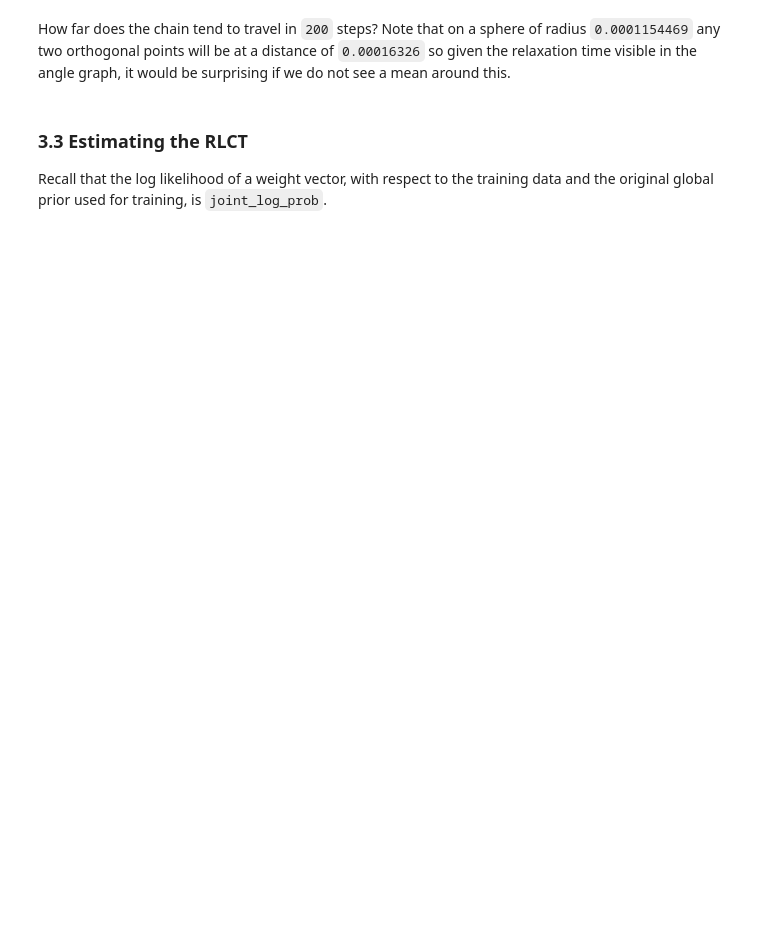
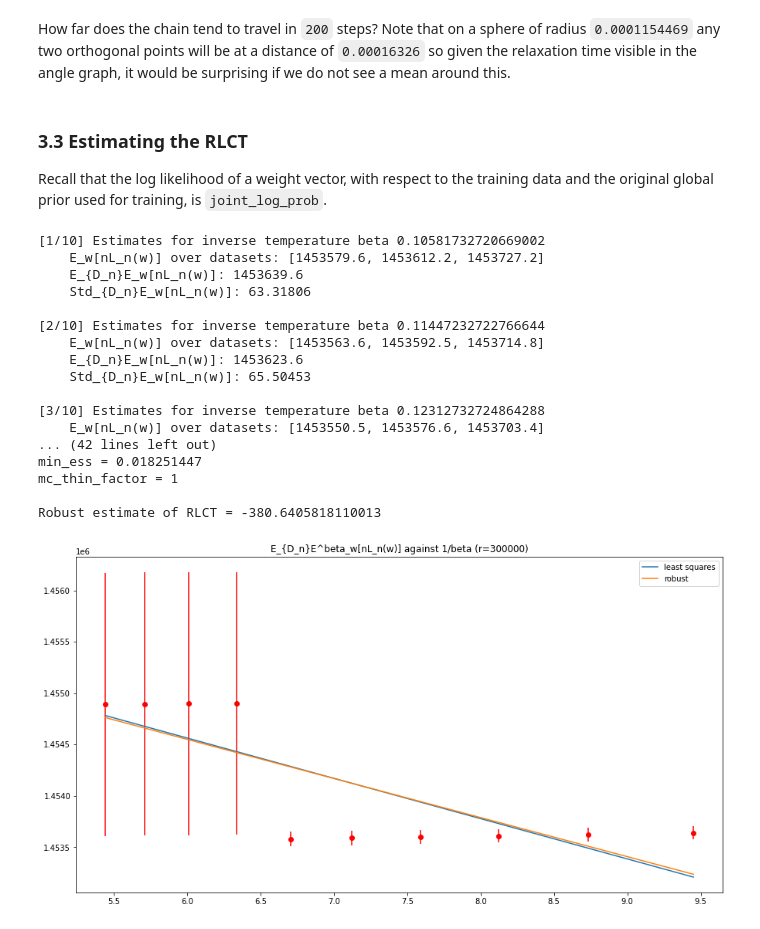
Before and after one commit to suswei/RLCT, a Jupyter notebook: notebooks/MCMC-Symmetry.ipynb, the cells around one changed output. Cells and saved outputs as stored; diff of their text form; code cells hidden in the pictures; blank space fills up the shorter version.

```diff
--- a/notebooks/MCMC-Symmetry.ipynb
+++ b/notebooks/MCMC-Symmetry.ipynb
@@ -716,7 +760,7 @@ How far does the chain tend to travel in `200` steps? Note that on a sphere of r
 
 Recall that the log likelihood of a weight vector, with respect to the training data and the original global prior used for training, is `joint_log_prob`.
 # %%
-args.mc_thin_factor=1
+#args.mc_thin_factor = 1
 
 if( min_ess * args.mc_num_results < 100 ):
   print("---- WARNING ----")
@@ -790,31 +834,50 @@ rcParams['figure.figsize'] = 15, 8
 
 if( len(mc_chains) > 1 ):
   plt.figure()
   r = int(args.mc_num_results/args.mc_thin_factor)
   plt.title("E_{D_n}E^beta_w[nL_n(w)] against 1/beta (r=" + str(r) + ")")
   plt.errorbar(x=1/betas, y=estimates, yerr=estimates_err,fmt='ro')
 
   m, b = np.polyfit([1/b for b in betas], estimates, 1)
   print("n   = " + str(args.training_sample_size))
   print("r   = " + str(r))
   print("D/2 = " + str(NUM_PARAMS/2))
   print("min_ess = " + str(min_ess))
   print("mc_thin_factor = " + str(args.mc_thin_factor))
 
   plt.plot(1/betas, [m*x + b for x in 1/betas], label='least squares')
 
   # robust ls fit
   regr = ElasticNet(random_state=0, fit_intercept=True, alpha=0.1)
   regr.fit((1 / betas).reshape(args.num_betas, 1), estimates)
   b_robust = regr.intercept_
   m_robust = regr.coef_[0]
 
   #print("OLS estimate of RLCT    = " + str(m))
   print("\nRobust estimate of RLCT = " + str(m_robust))
 
   plt.plot(1/betas, [m_robust * x + b_robust for x in 1/betas], label='robust')
 
   plt.legend(loc='best')
 
   plt.show()
+# %% [output]
+[1/10] Estimates for inverse temperature beta 0.10581732720669002
+    E_w[nL_n(w)] over datasets: [1453579.6, 1453612.2, 1453727.2]
+    E_{D_n}E_w[nL_n(w)]: 1453639.6
+    Std_{D_n}E_w[nL_n(w)]: 63.31806
+
+[2/10] Estimates for inverse temperature beta 0.11447232722766644
+    E_w[nL_n(w)] over datasets: [1453563.6, 1453592.5, 1453714.8]
+    E_{D_n}E_w[nL_n(w)]: 1453623.6
+    Std_{D_n}E_w[nL_n(w)]: 65.50453
+
+[3/10] Estimates for inverse temperature beta 0.12312732724864288
+    E_w[nL_n(w)] over datasets: [1453550.5, 1453576.6, 1453703.4]
+... (42 lines left out)
+min_ess = 0.018251447
+mc_thin_factor = 1
+
+Robust estimate of RLCT = -380.6405818110013
+[figure, added]
 # %%
```
Also changed, not shown: parts of 11 cells of this notebook.
